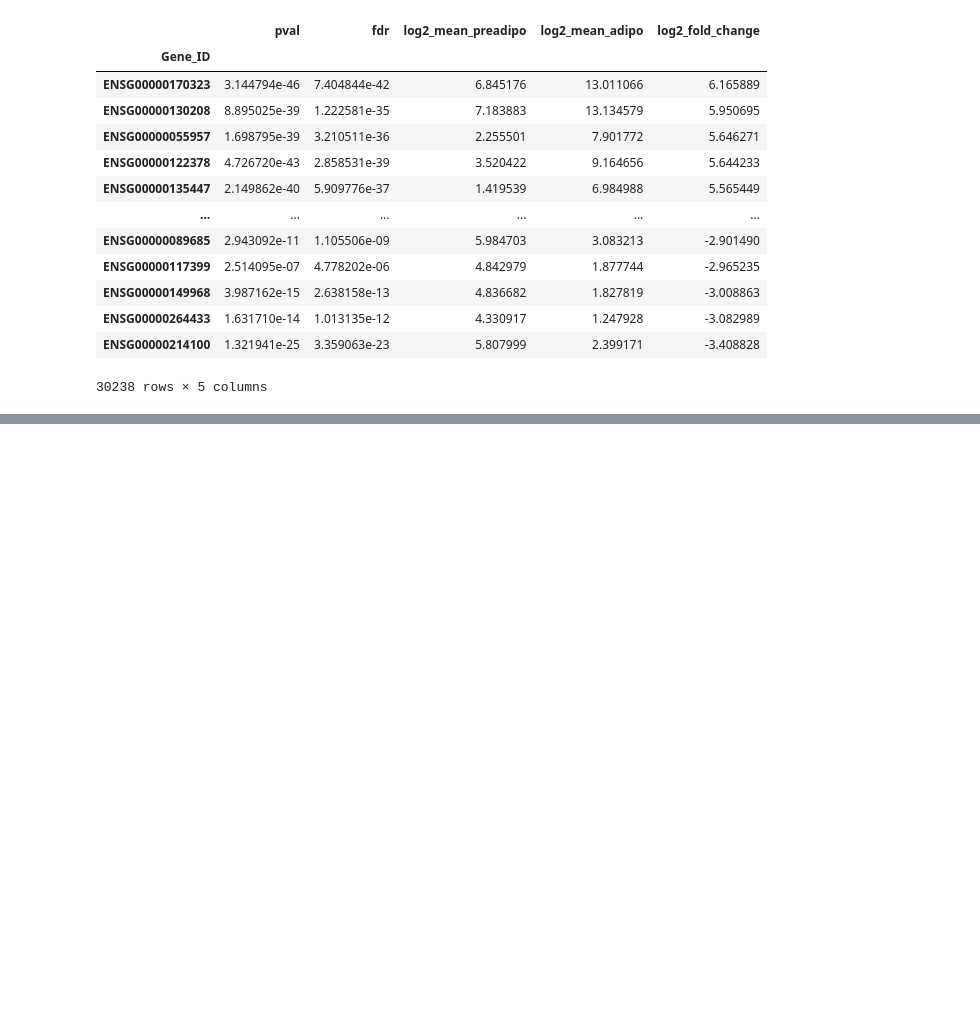
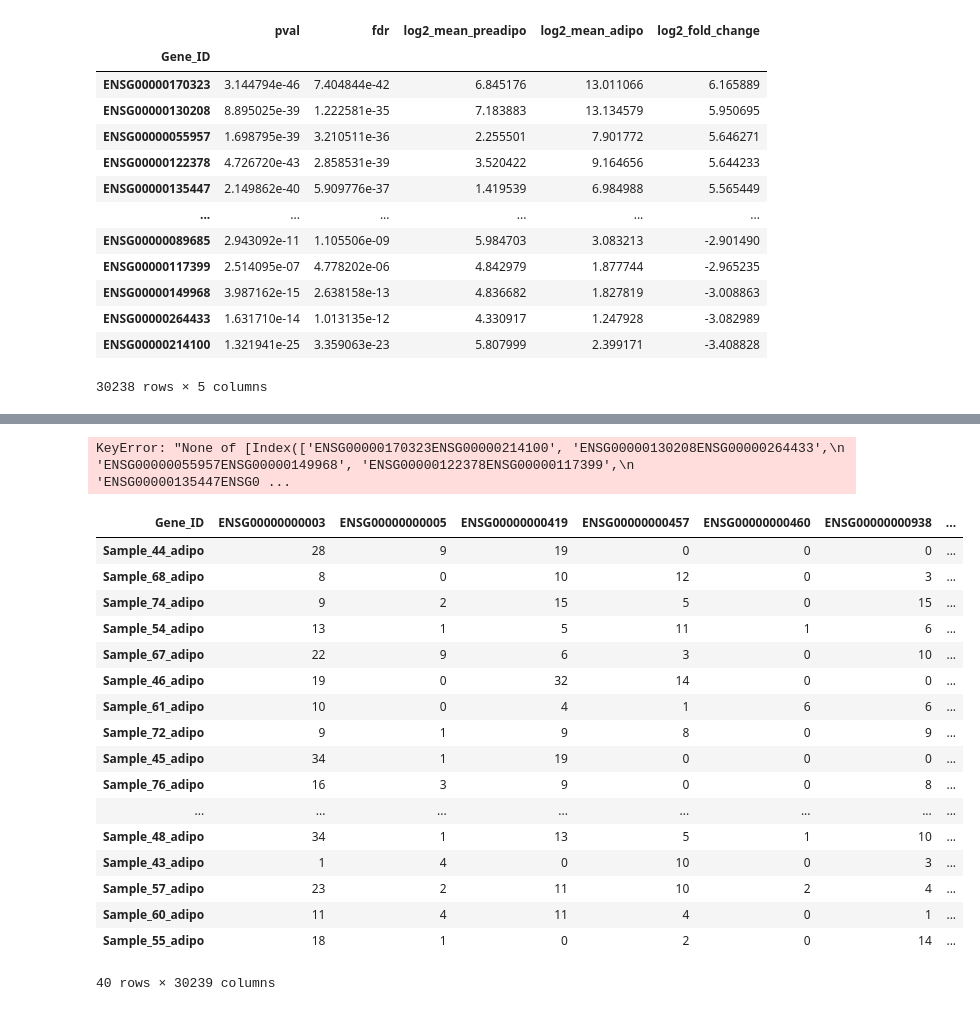
Before and after one commit to CamilleChallier/Transcriptomics_project, a Jupyter notebook: guillaume.ipynb, the cells around one changed output, grey strips where cells are left out. Saved outputs shown, nothing was run; the diff lists cells and outputs as text; code cells hidden in the pictures; blank space fills up the shorter version.

```diff
--- a/guillaume.ipynb
+++ b/guillaume.ipynb
@@ -220,0 +297,11 @@ de_results
+# %%
+Adipo_samples = {i for i in dict_sample if dict_sample[i]=="Adipo"}
+PreAdipo_samples = {i for i in dict_sample if dict_sample[i]=="PreAdipo"}
+
+up_down_reg = pd.DataFrame(index = transcriptomics.index, columns = ["log2_mean_preadipo","log2_mean_adipo","log2_fold_change"])
+
+up_down_reg["log2_mean_preadipo"] = np.log2(transcriptomics[PreAdipo_samples].mean(axis=1)+1)
+up_down_reg["log2_mean_adipo"] = np.log2(transcriptomics[Adipo_samples].mean(axis=1)+1)
+up_down_reg["log2_fold_change"] = (up_down_reg["log2_mean_adipo"] - up_down_reg["log2_mean_preadipo"])
+up_reg = up_down_reg.sort_values('log2_fold_change', ascending=False).iloc[:20]
+down_reg = up_down_reg.sort_values('log2_fold_change', ascending=True).iloc[:20]
@@ -220,0 +319,30 @@ de_results
+# %%
+preadipo = transcriptomics[PreAdipo_samples].T
+preadipo['label'] = 40*['PreAdipo']
+adipo = transcriptomics[Adipo_samples].T[up_reg.index + down_reg.index]
+adipo['label'] = 40*['Adipo']
+cluster_df = pd.concat([preadipo, adipo], axis = 1, )
+cluster_df
+# %% [output]
+KeyError: "None of [Index(['ENSG00000170323ENSG00000214100', 'ENSG00000130208ENSG00000264433',\n       'ENSG00000055957ENSG00000149968', 'ENSG00000122378ENSG00000117399',\n       'ENSG00000135447ENSG0 ...
+# %%
+adipo
+# %% [output]
+| Gene_ID | ENSG00000000003 | ENSG00000000005 | ENSG00000000419 | ENSG00000000457 | ENSG00000000460 | ENSG00000000938 | ... |
+| Sample_44_adipo | 28 | 9 | 19 | 0 | 0 | 0 | ... |
+| Sample_68_adipo | 8 | 0 | 10 | 12 | 0 | 3 | ... |
+| Sample_74_adipo | 9 | 2 | 15 | 5 | 0 | 15 | ... |
+| Sample_54_adipo | 13 | 1 | 5 | 11 | 1 | 6 | ... |
+| Sample_67_adipo | 22 | 9 | 6 | 3 | 0 | 10 | ... |
+| Sample_46_adipo | 19 | 0 | 32 | 14 | 0 | 0 | ... |
+| Sample_61_adipo | 10 | 0 | 4 | 1 | 6 | 6 | ... |
+| Sample_72_adipo | 9 | 1 | 9 | 8 | 0 | 9 | ... |
+| Sample_45_adipo | 34 | 1 | 19 | 0 | 0 | 0 | ... |
+| Sample_76_adipo | 16 | 3 | 9 | 0 | 0 | 8 | ... |
+| ... | ... | ... | ... | ... | ... | ... | ... |
+| Sample_48_adipo | 34 | 1 | 13 | 5 | 1 | 10 | ... |
+| Sample_43_adipo | 1 | 4 | 0 | 10 | 0 | 3 | ... |
+| Sample_57_adipo | 23 | 2 | 11 | 10 | 2 | 4 | ... |
+| Sample_60_adipo | 11 | 4 | 11 | 4 | 0 | 1 | ... |
+| Sample_55_adipo | 18 | 1 | 0 | 2 | 0 | 14 | ... |
+40 rows × 30239 columns
```
Also changed, not shown: parts of 13 cells of this notebook.
